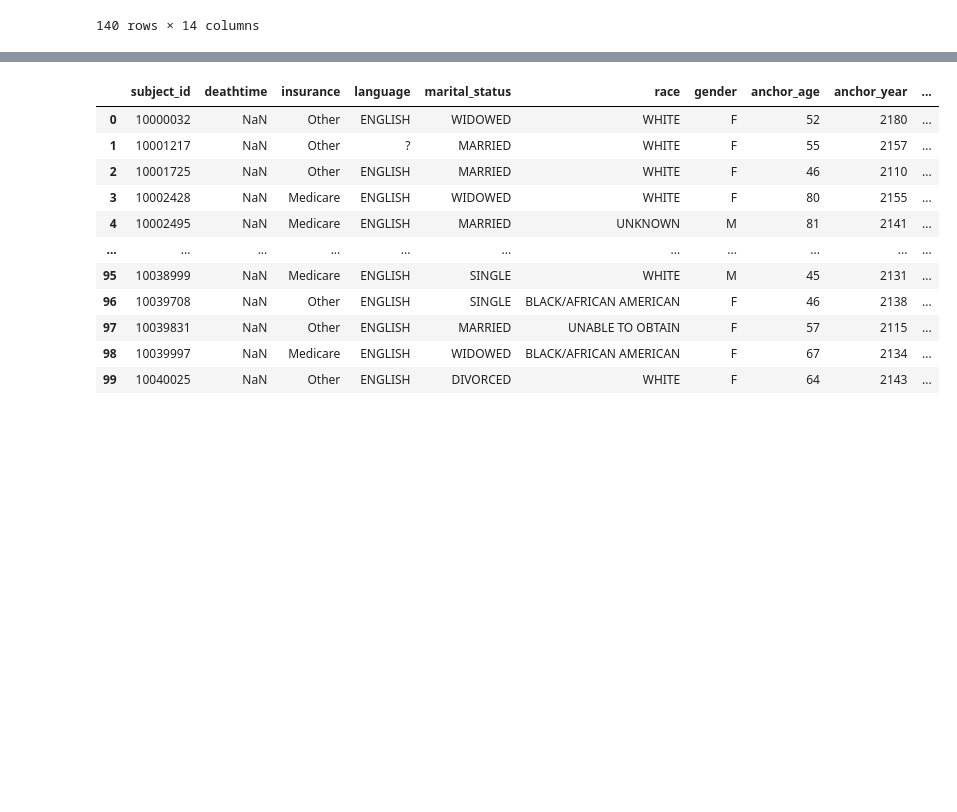
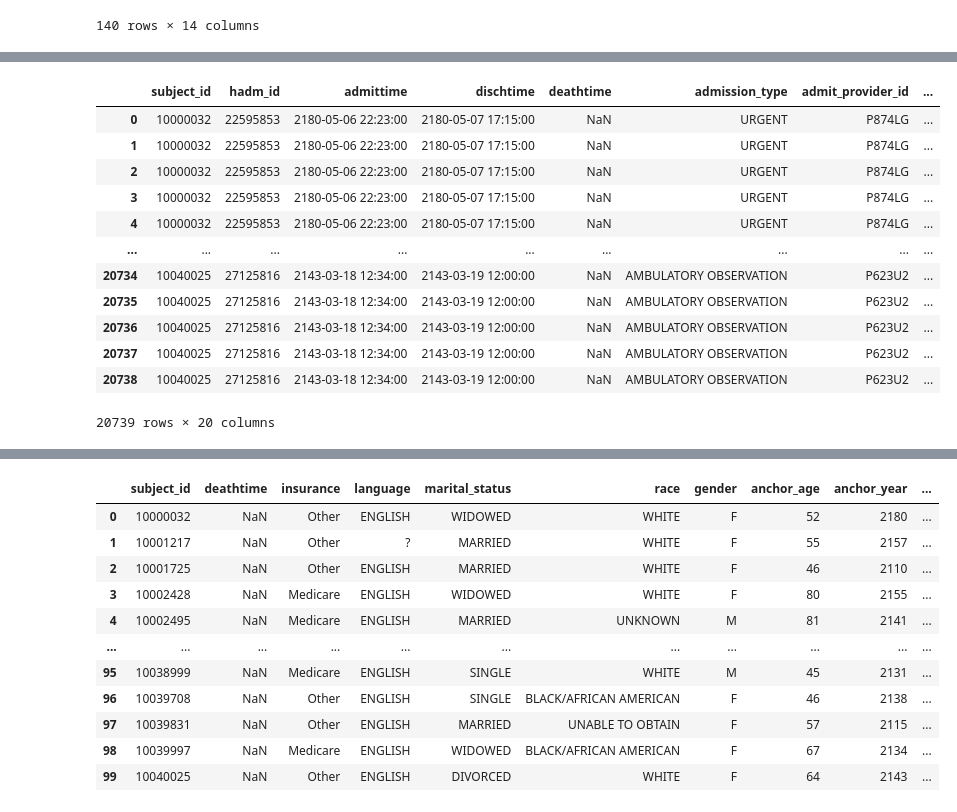
Before and after one commit to kkkarnav/MIMIC, a Jupyter notebook: 1_data_creation.ipynb, the cells around one changed output, grey strips where cells are left out. Saved outputs shown, nothing was run; the diff lists cells and outputs as text; code cells hidden in the pictures; blank space fills up the shorter version.

Commit message:
feat: tables

```diff
--- a/1_data_creation.ipynb
+++ b/1_data_creation.ipynb
@@ -273,0 +236,18 @@ column_df
+# %%
+df = df[["subject_id", "hadm_id", "admittime", "dischtime", "deathtime", "admission_type", "admit_provider_id", "admission_location", "discharge_location", "insurance", "language", "marital_status", "race", "edregtime", "edouttime", "hospital_expire_flag"]]
+df = pd.merge(df, omr_df, on=['subject_id'], how='left').drop_duplicates()
+df
+# %% [output]
+|  | subject_id | hadm_id | admittime | dischtime | deathtime | admission_type | admit_provider_id | ... |
+| 0 | 10000032 | 22595853 | 2180-05-06 22:23:00 | 2180-05-07 17:15:00 | NaN | URGENT | P874LG | ... |
+| 1 | 10000032 | 22595853 | 2180-05-06 22:23:00 | 2180-05-07 17:15:00 | NaN | URGENT | P874LG | ... |
+| 2 | 10000032 | 22595853 | 2180-05-06 22:23:00 | 2180-05-07 17:15:00 | NaN | URGENT | P874LG | ... |
+| 3 | 10000032 | 22595853 | 2180-05-06 22:23:00 | 2180-05-07 17:15:00 | NaN | URGENT | P874LG | ... |
+| 4 | 10000032 | 22595853 | 2180-05-06 22:23:00 | 2180-05-07 17:15:00 | NaN | URGENT | P874LG | ... |
+| ... | ... | ... | ... | ... | ... | ... | ... | ... |
+| 20734 | 10040025 | 27125816 | 2143-03-18 12:34:00 | 2143-03-19 12:00:00 | NaN | AMBULATORY OBSERVATION | P623U2 | ... |
+| 20735 | 10040025 | 27125816 | 2143-03-18 12:34:00 | 2143-03-19 12:00:00 | NaN | AMBULATORY OBSERVATION | P623U2 | ... |
+| 20736 | 10040025 | 27125816 | 2143-03-18 12:34:00 | 2143-03-19 12:00:00 | NaN | AMBULATORY OBSERVATION | P623U2 | ... |
+| 20737 | 10040025 | 27125816 | 2143-03-18 12:34:00 | 2143-03-19 12:00:00 | NaN | AMBULATORY OBSERVATION | P623U2 | ... |
+| 20738 | 10040025 | 27125816 | 2143-03-18 12:34:00 | 2143-03-19 12:00:00 | NaN | AMBULATORY OBSERVATION | P623U2 | ... |
+20739 rows × 20 columns
```
Also changed, not shown: parts of 10 cells of this notebook.
